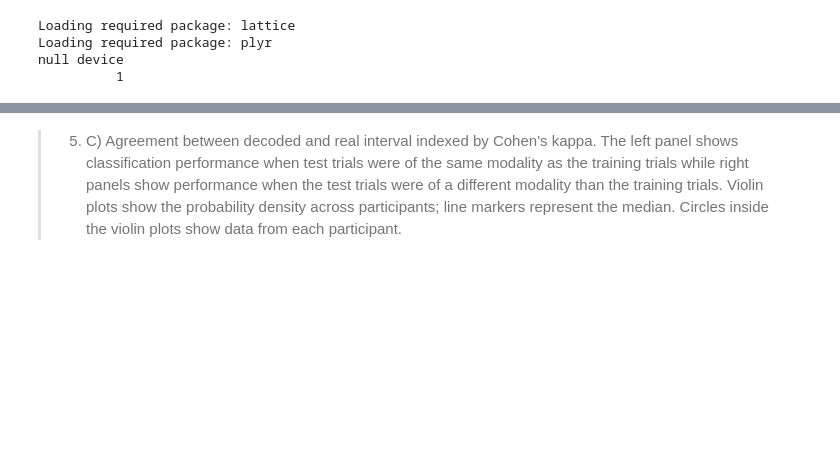
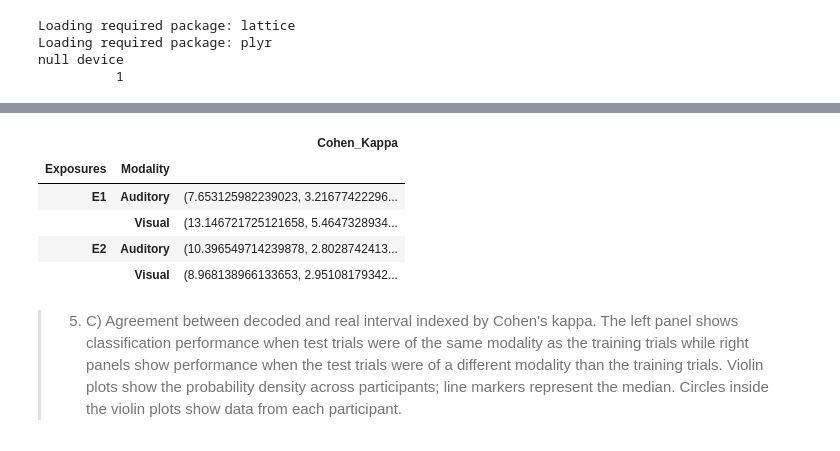
Before and after one commit to bruAristimunha/Across-Modalities, a Jupyter notebook: notebook/Original-Proposal.ipynb, the cells around one changed output, grey strips where cells are left out. Saved outputs shown, nothing was run; the diff lists cells and outputs as text; code cells hidden in the pictures; blank space fills up the shorter version.

```diff
--- a/notebook/Original-Proposal.ipynb
+++ b/notebook/Original-Proposal.ipynb
@@ -775,3 +785,14 @@ ax = ax.set(ylim=(-0.2,0.6))
+# %%
+stat = agg_Cohen.groupby(['Exposures','Modality'])['Cohen_Kappa'].apply(lambda x: stats.ttest_1samp(x, 0))
+# %%
+pd.DataFrame(stat)
+# %% [output]
+|  |  | Cohen_Kappa |
+| Exposures | Modality |  |
+| E1 | Auditory | (7.653125982239023, 3.21677422296... |
+|  | Visual | (13.146721725121658, 5.4647328934... |
+| E2 | Auditory | (10.396549714239878, 2.8028742413... |
+|  | Visual | (8.968138966133653, 2.95108179342... |
 # %% [markdown]
 > 5. C) Agreement between decoded and real interval indexed by Cohen's kappa. The left panel shows classification performance when test trials were of the same modality as the training trials while right panels show performance when the test trials were of a different modality than the training trials. Violin plots show the probability density across participants; line markers represent the median. Circles inside the violin plots show data from each participant.
 # %%
```
Also changed, not shown: parts of 12 cells of this notebook.
